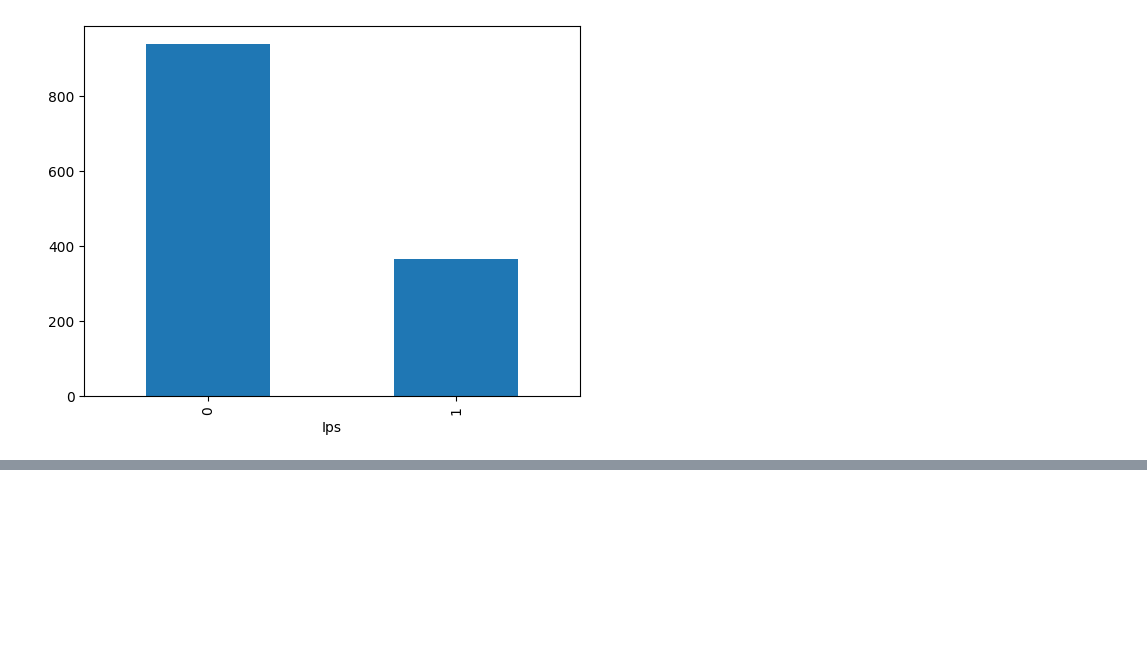
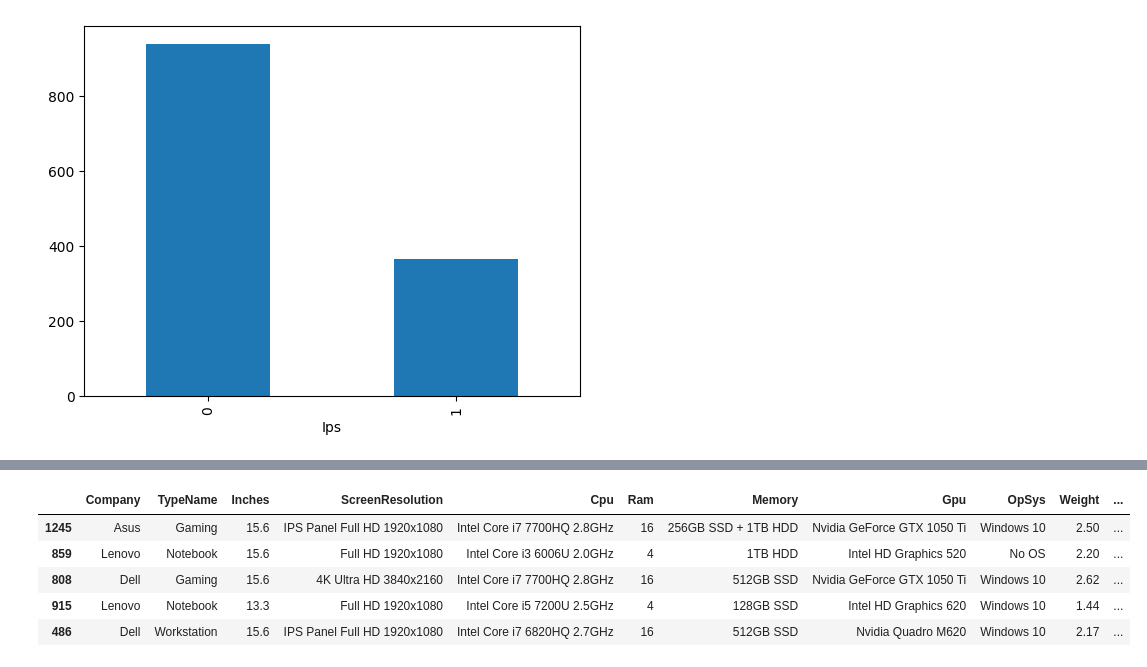
Before and after one commit to afadnan/ds_ml_dl, a Jupyter notebook: projects/laptop_price_predictor/laptop_price_predictor.ipynb, the cells around one changed output, grey strips where cells are left out. Saved outputs shown, nothing was run; the diff lists cells and outputs as text; code cells hidden in the pictures; blank space fills up the shorter version.

```diff
--- a/projects/laptop_price_predictor/laptop_price_predictor.ipynb
+++ b/projects/laptop_price_predictor/laptop_price_predictor.ipynb
@@ -250,0 +256,14 @@ df['Ips'].value_counts().plot(kind='bar')
+# %%
+new = df['ScreenResolution'].str.split('x',n=1,expand=True)
+# %%
+df['X_res'] = new[0]
+df['Y_res'] = new[1]
+# %%
+df.sample(5)
+# %% [output]
+|  | Company | TypeName | Inches | ScreenResolution | Cpu | Ram | Memory | Gpu | OpSys | Weight | ... |
+| 1245 | Asus | Gaming | 15.6 | IPS Panel Full HD 1920x1080 | Intel Core i7 7700HQ 2.8GHz | 16 | 256GB SSD + 1TB HDD | Nvidia GeForce GTX 1050 Ti | Windows 10 | 2.50 | ... |
+| 859 | Lenovo | Notebook | 15.6 | Full HD 1920x1080 | Intel Core i3 6006U 2.0GHz | 4 | 1TB HDD | Intel HD Graphics 520 | No OS | 2.20 | ... |
+| 808 | Dell | Gaming | 15.6 | 4K Ultra HD 3840x2160 | Intel Core i7 7700HQ 2.8GHz | 16 | 512GB SSD | Nvidia GeForce GTX 1050 Ti | Windows 10 | 2.62 | ... |
+| 915 | Lenovo | Notebook | 13.3 | Full HD 1920x1080 | Intel Core i5 7200U 2.5GHz | 4 | 128GB SSD | Intel HD Graphics 620 | Windows 10 | 1.44 | ... |
+| 486 | Dell | Workstation | 15.6 | IPS Panel Full HD 1920x1080 | Intel Core i7 6820HQ 2.7GHz | 16 | 512GB SSD | Nvidia Quadro M620 | Windows 10 | 2.17 | ... |
```
Also changed, not shown: parts of 9 cells of this notebook.
